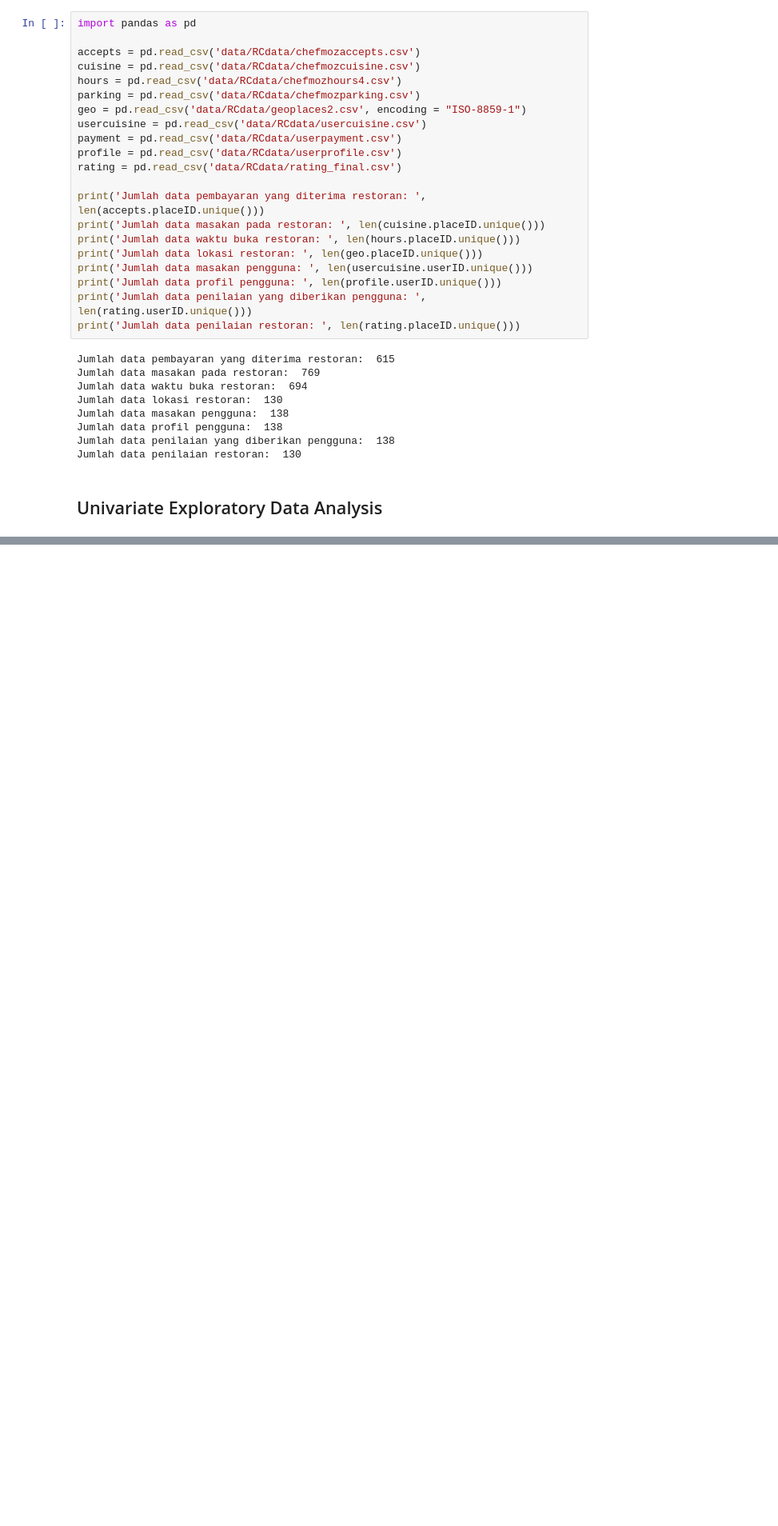
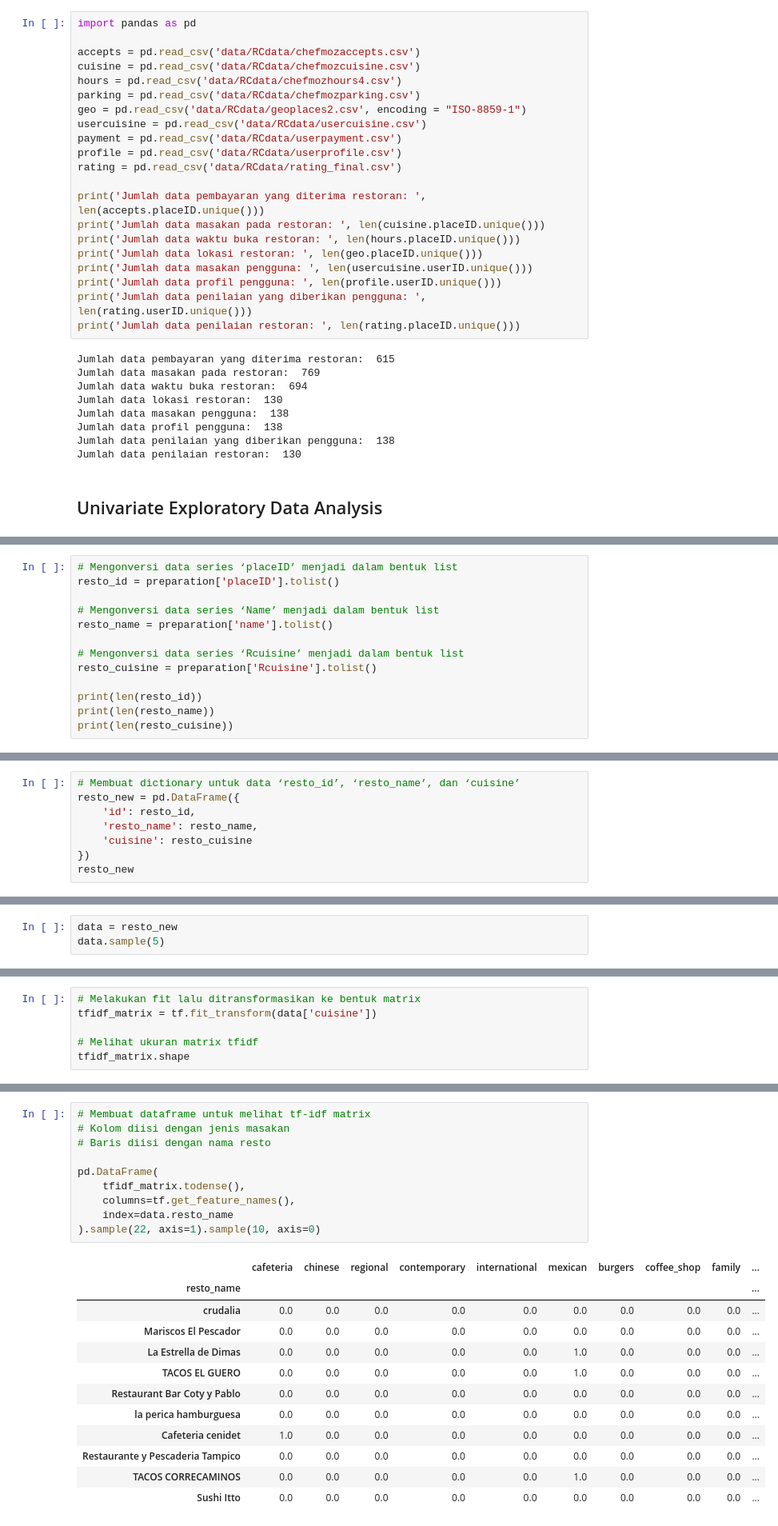
Before and after one commit to PrinandaRahmatullah/diamond-prediction, a Jupyter notebook: recommendation-system/recommendation-system.ipynb, the cells around one changed output, grey strips where cells are left out. Shown at 80% size. Saved outputs shown, nothing was run; the diff lists cells and outputs as text; blank space fills up the shorter version.

```diff
--- a/recommendation-system/recommendation-system.ipynb
+++ b/recommendation-system/recommendation-system.ipynb
@@ -102,0 +468,13 @@ y(x) = 0.7772028921763117
+# %%
+# Mengonversi data series ‘placeID’ menjadi dalam bentuk list
+resto_id = preparation['placeID'].tolist()
+
+# Mengonversi data series ‘Name’ menjadi dalam bentuk list
+resto_name = preparation['name'].tolist()
+
+# Mengonversi data series ‘Rcuisine’ menjadi dalam bentuk list
+resto_cuisine = preparation['Rcuisine'].tolist()
+
+print(len(resto_id))
+print(len(resto_name))
+print(len(resto_cuisine))
@@ -102,0 +485,8 @@ y(x) = 0.7772028921763117
+# %%
+# Membuat dictionary untuk data ‘resto_id’, ‘resto_name’, dan ‘cuisine’
+resto_new = pd.DataFrame({
+    'id': resto_id,
+    'resto_name': resto_name,
+    'cuisine': resto_cuisine
+})
+resto_new
@@ -102,0 +509,3 @@ y(x) = 0.7772028921763117
+# %%
+data = resto_new
+data.sample(5)
@@ -102,0 +538,6 @@ y(x) = 0.7772028921763117
+# %%
+# Melakukan fit lalu ditransformasikan ke bentuk matrix
+tfidf_matrix = tf.fit_transform(data['cuisine'])
+
+# Melihat ukuran matrix tfidf
+tfidf_matrix.shape
@@ -102,0 +557,23 @@ y(x) = 0.7772028921763117
+# %%
+# Membuat dataframe untuk melihat tf-idf matrix
+# Kolom diisi dengan jenis masakan
+# Baris diisi dengan nama resto
+
+pd.DataFrame(
+    tfidf_matrix.todense(),
+    columns=tf.get_feature_names(),
+    index=data.resto_name
+).sample(22, axis=1).sample(10, axis=0)
+# %% [output]
+|  | cafeteria | chinese | regional | contemporary | international | mexican | burgers | coffee_shop | family | ... |
+| resto_name |  |  |  |  |  |  |  |  |  | ... |
+| crudalia | 0.0 | 0.0 | 0.0 | 0.0 | 0.0 | 0.0 | 0.0 | 0.0 | 0.0 | ... |
+| Mariscos El Pescador | 0.0 | 0.0 | 0.0 | 0.0 | 0.0 | 0.0 | 0.0 | 0.0 | 0.0 | ... |
+| La Estrella de Dimas | 0.0 | 0.0 | 0.0 | 0.0 | 0.0 | 1.0 | 0.0 | 0.0 | 0.0 | ... |
+| TACOS EL GUERO | 0.0 | 0.0 | 0.0 | 0.0 | 0.0 | 1.0 | 0.0 | 0.0 | 0.0 | ... |
+| Restaurant Bar Coty y Pablo | 0.0 | 0.0 | 0.0 | 0.0 | 0.0 | 0.0 | 0.0 | 0.0 | 0.0 | ... |
+| la perica hamburguesa | 0.0 | 0.0 | 0.0 | 0.0 | 0.0 | 0.0 | 0.0 | 0.0 | 0.0 | ... |
+| Cafeteria cenidet | 1.0 | 0.0 | 0.0 | 0.0 | 0.0 | 0.0 | 0.0 | 0.0 | 0.0 | ... |
+| Restaurante y Pescaderia Tampico | 0.0 | 0.0 | 0.0 | 0.0 | 0.0 | 0.0 | 0.0 | 0.0 | 0.0 | ... |
+| TACOS CORRECAMINOS | 0.0 | 0.0 | 0.0 | 0.0 | 0.0 | 1.0 | 0.0 | 0.0 | 0.0 | ... |
+| Sushi Itto | 0.0 | 0.0 | 0.0 | 0.0 | 0.0 | 0.0 | 0.0 | 0.0 | 0.0 | ... |
```
Also changed, not shown: parts of 79 cells of this notebook.
